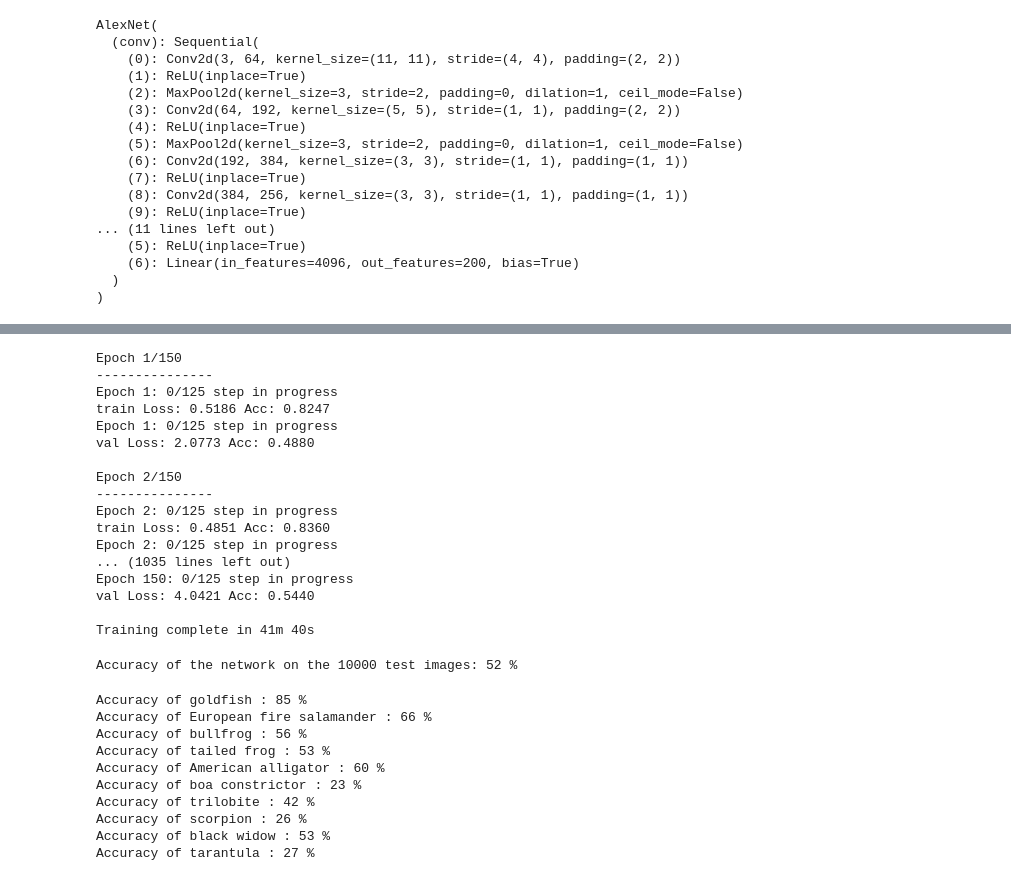
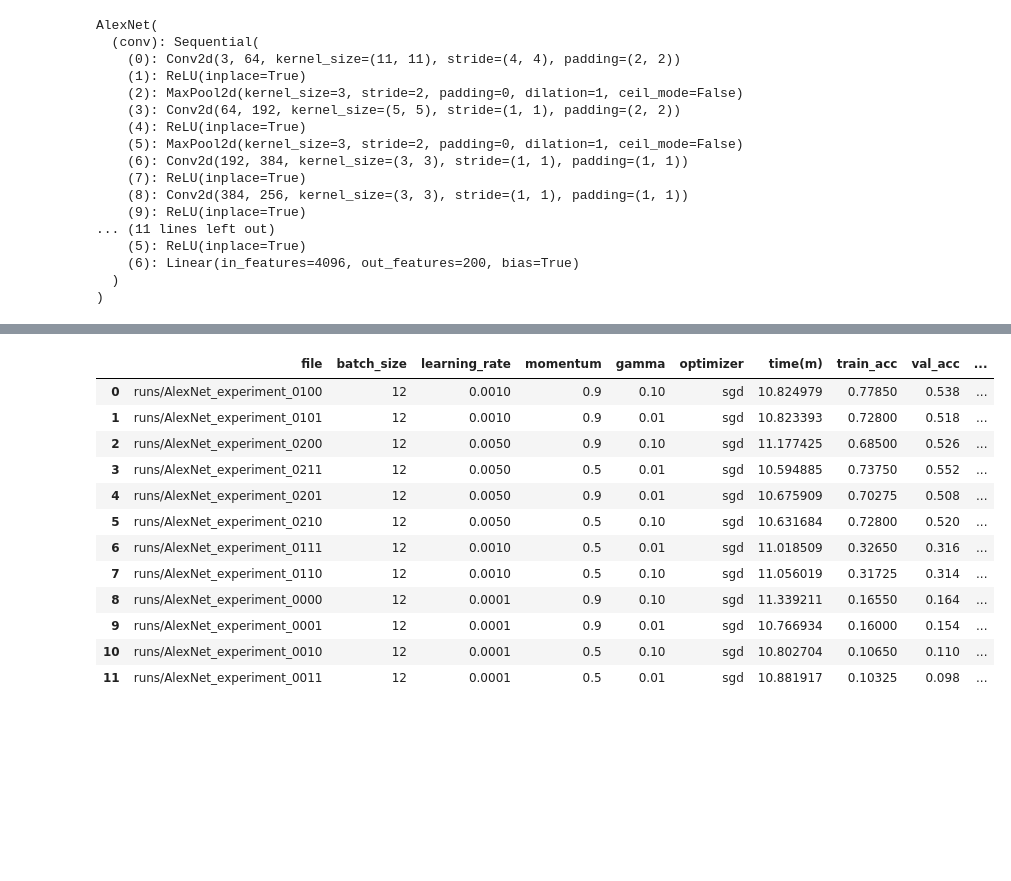
Before and after one commit to ellaelu/alexnet-implementation, a Jupyter notebook: loading_data.ipynb, the cells around one changed output, grey strips where cells are left out. Cells and saved outputs as stored; diff of their text form; code cells hidden in the pictures; blank space fills up the shorter version.

```diff
--- a/loading_data.ipynb
+++ b/loading_data.ipynb
@@ -340,38 +614,0 @@ def train(model, data_loader, loss_func, scheduler, optimizer, num_epochs=20, pr
-# %%
-m, loss = train(model, data, loss_func, scheduler, optimizer, num_epochs=150)
-# %% [output]
-Epoch 1/150
----------------
-Epoch 1: 0/125 step in progress
-train Loss: 0.5186 Acc: 0.8247
-Epoch 1: 0/125 step in progress
-val Loss: 2.0773 Acc: 0.4880
-
-Epoch 2/150
----------------
-Epoch 2: 0/125 step in progress
-train Loss: 0.4851 Acc: 0.8360
-Epoch 2: 0/125 step in progress
-... (1035 lines left out)
-Epoch 150: 0/125 step in progress
-val Loss: 4.0421 Acc: 0.5440
-
-Training complete in 41m 40s
-# %%
-# Get test accuracy.
-correct = 0
-total = 0
-
-with torch.no_grad():
-    for i, (inputs, labels) in enumerate(data['test']):
-
-        inputs, labels = inputs.to(device), labels.to(device)
-        outputs = model(inputs)
-        _, preds = torch.max(outputs, 1)
-        total += labels.size(0)
-        correct += (preds == labels).sum().item()
-
-print('Accuracy of the network on the 10000 test images: %d %%' % (
-    100 * correct / total))
-# %% [output]
-Accuracy of the network on the 10000 test images: 52 %
@@ -393,15 +614,0 @@ with torch.no_grad():
-# %%
-for i in range(10):
-    print('Accuracy of %5s : %2d %%' % (
-        labels_dict[classes[i]], 100 * class_correct[i] / class_total[i]))
-# %% [output]
-Accuracy of goldfish : 85 %
-Accuracy of European fire salamander : 66 %
-Accuracy of bullfrog : 56 %
-Accuracy of tailed frog : 53 %
-Accuracy of American alligator : 60 %
-Accuracy of boa constrictor : 23 %
-Accuracy of trilobite : 42 %
-Accuracy of scorpion : 26 %
-Accuracy of black widow : 53 %
-Accuracy of tarantula : 27 %
@@ -407,0 +617,17 @@ Accuracy of tarantula : 27 %
+# %%
+temp = pd.read_csv('results.csv')
+temp
+# %% [output]
+|  | file | batch_size | learning_rate | momentum | gamma | optimizer | time(m) | train_acc | val_acc | ... |
+| 0 | runs/AlexNet_experiment_0100 | 12 | 0.0010 | 0.9 | 0.10 | sgd | 10.824979 | 0.77850 | 0.538 | ... |
+| 1 | runs/AlexNet_experiment_0101 | 12 | 0.0010 | 0.9 | 0.01 | sgd | 10.823393 | 0.72800 | 0.518 | ... |
+| 2 | runs/AlexNet_experiment_0200 | 12 | 0.0050 | 0.9 | 0.10 | sgd | 11.177425 | 0.68500 | 0.526 | ... |
+| 3 | runs/AlexNet_experiment_0211 | 12 | 0.0050 | 0.5 | 0.01 | sgd | 10.594885 | 0.73750 | 0.552 | ... |
+| 4 | runs/AlexNet_experiment_0201 | 12 | 0.0050 | 0.9 | 0.01 | sgd | 10.675909 | 0.70275 | 0.508 | ... |
+| 5 | runs/AlexNet_experiment_0210 | 12 | 0.0050 | 0.5 | 0.10 | sgd | 10.631684 | 0.72800 | 0.520 | ... |
+| 6 | runs/AlexNet_experiment_0111 | 12 | 0.0010 | 0.5 | 0.01 | sgd | 11.018509 | 0.32650 | 0.316 | ... |
+| 7 | runs/AlexNet_experiment_0110 | 12 | 0.0010 | 0.5 | 0.10 | sgd | 11.056019 | 0.31725 | 0.314 | ... |
+| 8 | runs/AlexNet_experiment_0000 | 12 | 0.0001 | 0.9 | 0.10 | sgd | 11.339211 | 0.16550 | 0.164 | ... |
+| 9 | runs/AlexNet_experiment_0001 | 12 | 0.0001 | 0.9 | 0.01 | sgd | 10.766934 | 0.16000 | 0.154 | ... |
+| 10 | runs/AlexNet_experiment_0010 | 12 | 0.0001 | 0.5 | 0.10 | sgd | 10.802704 | 0.10650 | 0.110 | ... |
+| 11 | runs/AlexNet_experiment_0011 | 12 | 0.0001 | 0.5 | 0.01 | sgd | 10.881917 | 0.10325 | 0.098 | ... |
```
Also changed, not shown: parts of 18 cells of this notebook, 16 other files.
